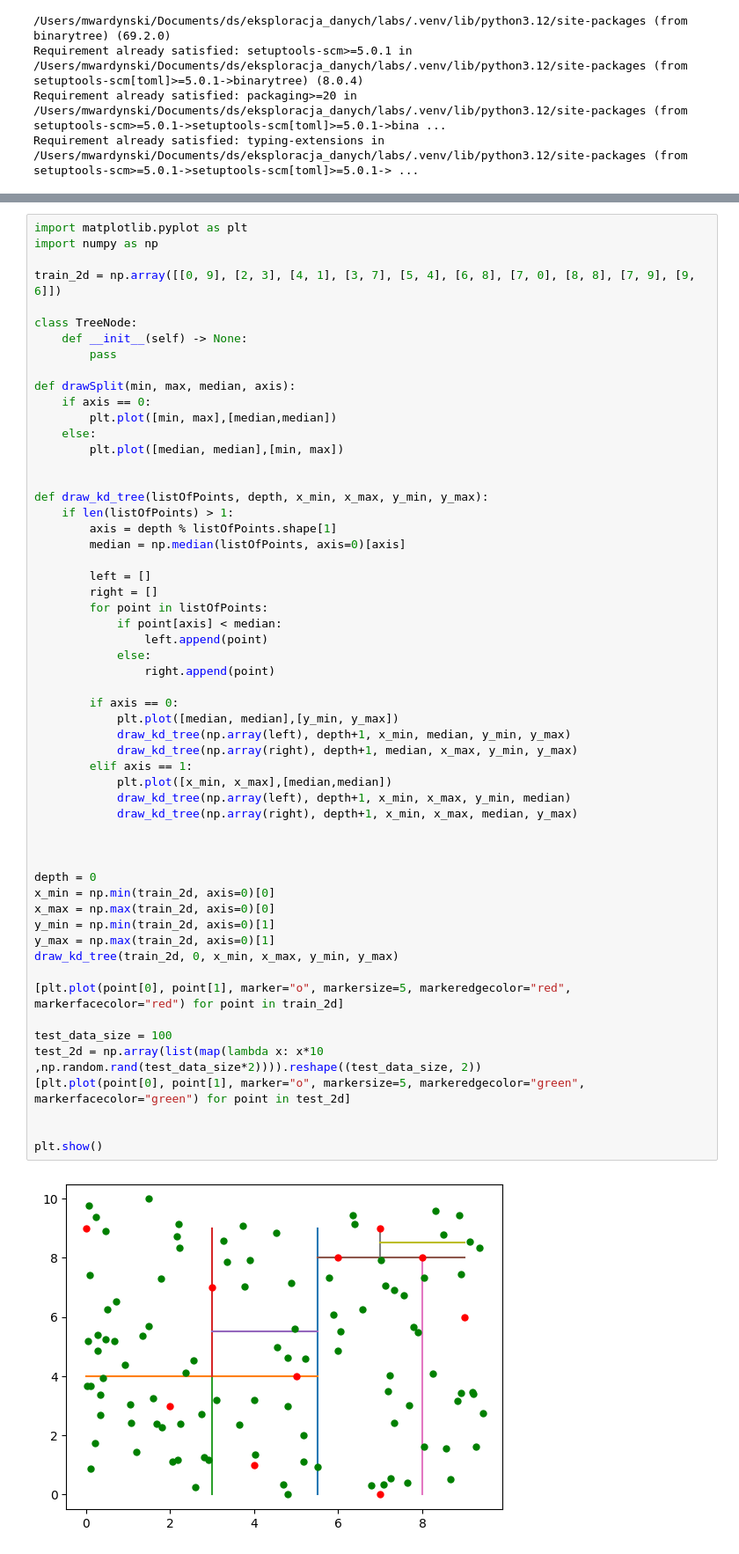
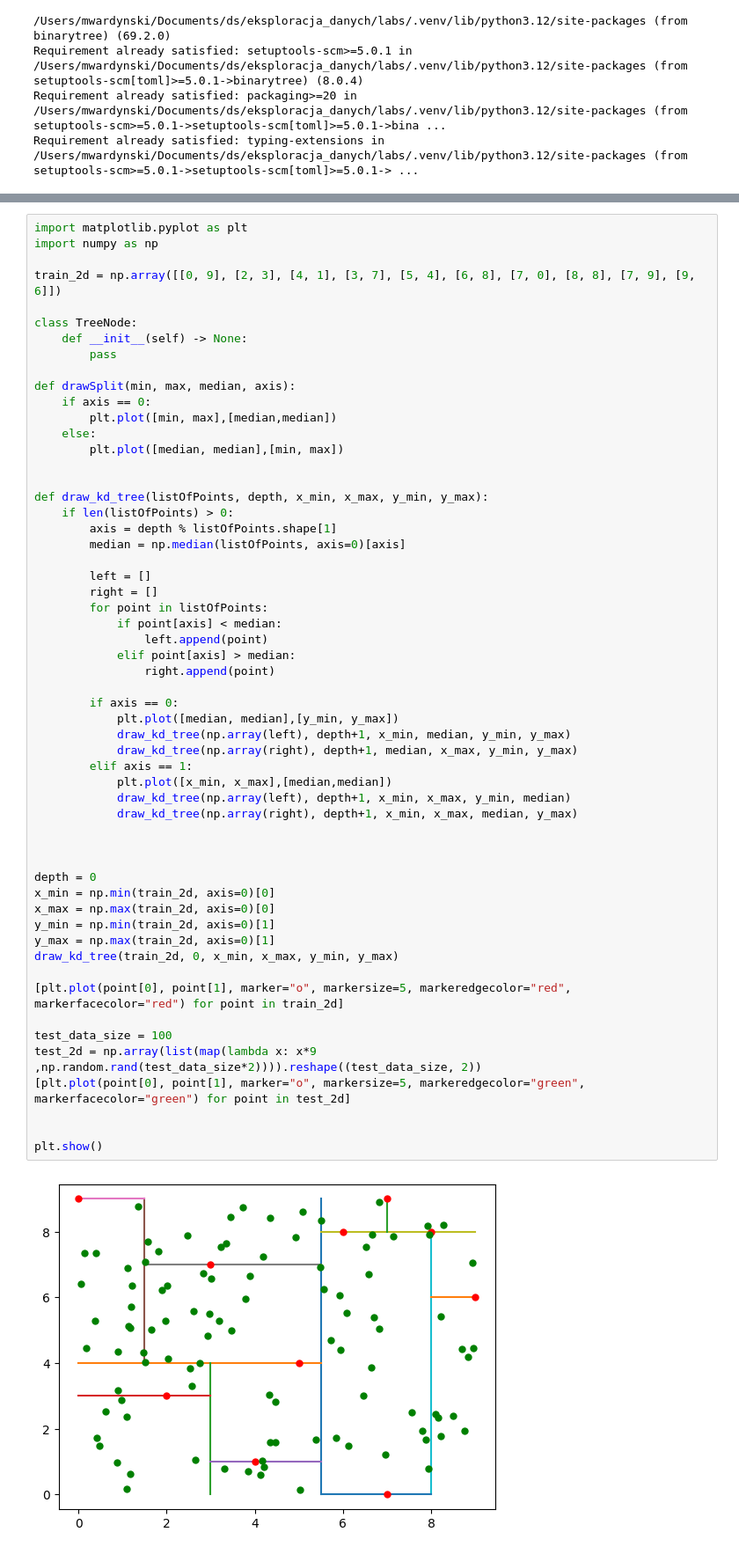
Before and after one commit to mwardynski/data-mining, a Jupyter notebook: lab2/lab2_2.ipynb, the cells around one changed output, grey strips where cells are left out. Shown at 88% size. Drawn from its saved outputs; the diff is of its cells as text.

```diff
--- a/lab2/lab2_2.ipynb
+++ b/lab2/lab2_2.ipynb
@@ -175,7 +171,7 @@ def drawSplit(min, max, median, axis):
 
 
 def draw_kd_tree(listOfPoints, depth, x_min, x_max, y_min, y_max):
-    if len(listOfPoints) > 1:
+    if len(listOfPoints) > 0:
         axis = depth % listOfPoints.shape[1]
         median = np.median(listOfPoints, axis=0)[axis]
 
@@ -184,34 +180,34 @@ def draw_kd_tree(listOfPoints, depth, x_min, x_max, y_min, y_max):
         for point in listOfPoints:
             if point[axis] < median:
                 left.append(point)
-            else:
+            elif point[axis] > median:
                 right.append(point)
 
         if axis == 0:
             plt.plot([median, median],[y_min, y_max])
             draw_kd_tree(np.array(left), depth+1, x_min, median, y_min, y_max)
             draw_kd_tree(np.array(right), depth+1, median, x_max, y_min, y_max)
         elif axis == 1:
             plt.plot([x_min, x_max],[median,median])
             draw_kd_tree(np.array(left), depth+1, x_min, x_max, y_min, median)
             draw_kd_tree(np.array(right), depth+1, x_min, x_max, median, y_max)
 
 
 
 depth = 0
 x_min = np.min(train_2d, axis=0)[0]
 x_max = np.max(train_2d, axis=0)[0]
 y_min = np.min(train_2d, axis=0)[1]
 y_max = np.max(train_2d, axis=0)[1]
 draw_kd_tree(train_2d, 0, x_min, x_max, y_min, y_max)
 
 [plt.plot(point[0], point[1], marker="o", markersize=5, markeredgecolor="red", markerfacecolor="red") for point in train_2d]
 
 test_data_size = 100
-test_2d = np.array(list(map(lambda x: x*10 ,np.random.rand(test_data_size*2)))).reshape((test_data_size, 2))
+test_2d = np.array(list(map(lambda x: x*9 ,np.random.rand(test_data_size*2)))).reshape((test_data_size, 2))
 [plt.plot(point[0], point[1], marker="o", markersize=5, markeredgecolor="green", markerfacecolor="green") for point in test_2d]
 
 
 plt.show()
 # %% [output]
-[figure, old version]
+[figure, new version]
```
Also changed, not shown: parts of 1 cell of this notebook, 1 other file.
